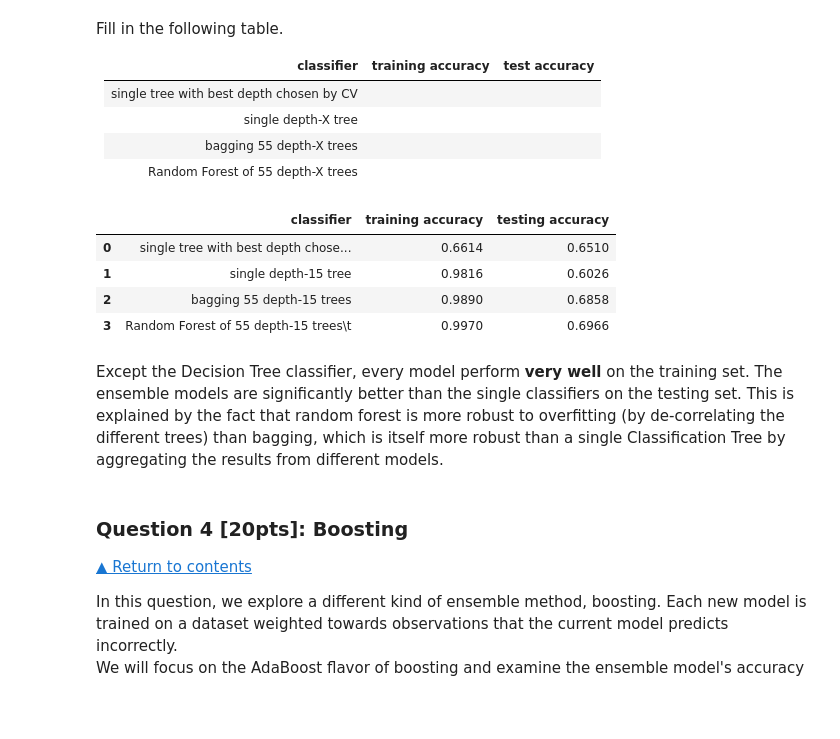
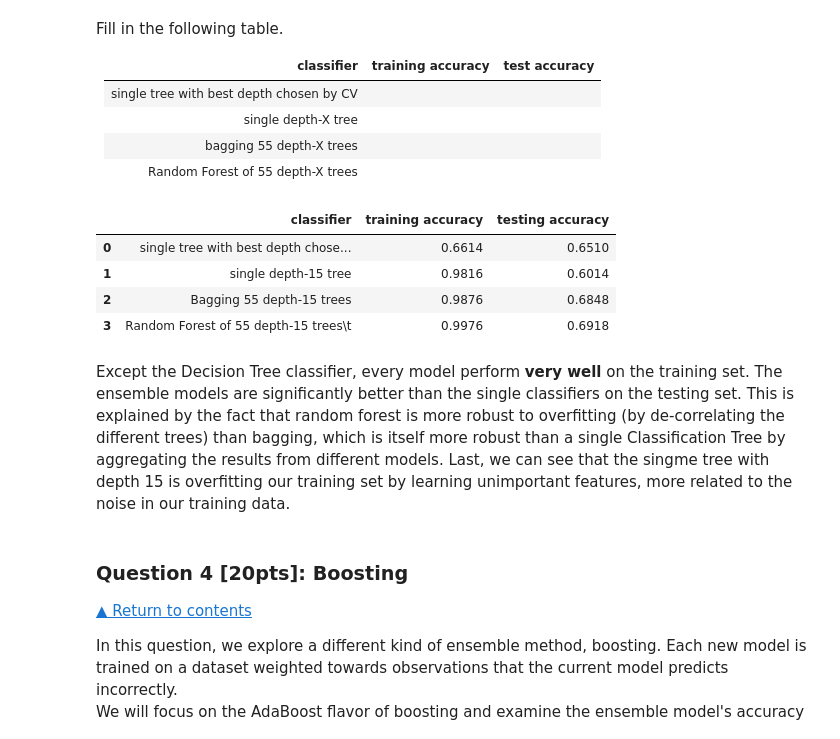
Before and after one commit to DavidAssaraf106/2020-CS109A, a Jupyter notebook: content/Homeworks/HW6/cs109a_hw6_students.ipynb, the cells around one changed output. Drawn from its saved outputs; the diff is of its cells as text; code cells hidden in the pictures; blank space fills up the shorter version.

```diff
--- a/content/Homeworks/HW6/cs109a_hw6_students.ipynb
+++ b/content/Homeworks/HW6/cs109a_hw6_students.ipynb
@@ -545,18 +542,18 @@ Fill in the following table.
 | Random Forest of 55 depth-X trees | | |
 # %%
 # your code here
-results_df= pd.DataFrame({'classifier':['single tree with best depth chosen by CV', 'single depth-15 tree', 'bagging 55 depth-15 trees', 'Random Forest of 55 depth-15 trees	'],
+results_df= pd.DataFrame({'classifier':['single tree with best depth chosen by CV', 'single depth-15 tree', 'Bagging 55 depth-15 trees', 'Random Forest of 55 depth-15 trees	'],
                          'training accuracy':[best_cv_tree_train_score, score_overfitting_train, bagging_accuracy_train, random_forest_train_score],
                          'testing accuracy':[best_cv_tree_test_score, score_overfitting_test, bagging_accuracy_test, random_forest_test_score]}, index=None)
-results_df
+display(results_df)
 # %% [output]
 |  | classifier | training accuracy | testing accuracy |
 | 0 | single tree with best depth chose... | 0.6614 | 0.6510 |
-| 1 | single depth-15 tree | 0.9816 | 0.6026 |
-| 2 | bagging 55 depth-15 trees | 0.9890 | 0.6858 |
-| 3 | Random Forest of 55 depth-15 trees\t | 0.9970 | 0.6966 |
+| 1 | single depth-15 tree | 0.9816 | 0.6014 |
+| 2 | Bagging 55 depth-15 trees | 0.9876 | 0.6848 |
+| 3 | Random Forest of 55 depth-15 trees\t | 0.9976 | 0.6918 |
 # %% [markdown]
-Except the Decision Tree classifier, every model perform **very well** on the training set. The ensemble models are significantly better than the single classifiers on the testing set. This is explained by the fact that random forest is more robust to overfitting (by de-correlating the different trees) than bagging, which is itself more robust than a single Classification Tree by aggregating the results from different models.
+Except the Decision Tree classifier, every model perform **very well** on the training set. The ensemble models are significantly better than the single classifiers on the testing set. This is explained by the fact that random forest is more robust to overfitting (by de-correlating the different trees) than bagging, which is itself more robust than a single Classification Tree by aggregating the results from different models. Last, we can see that the singme tree with depth 15 is overfitting our training set by learning unimportant features, more related to the noise in our training data.
 # %% [markdown]
 ### <div class='exercise'>Question 4 [20pts]: Boosting</div>
 [▲ Return to contents](#Contents)
```
Also changed, not shown: parts of 35 cells of this notebook, 9 other files.
